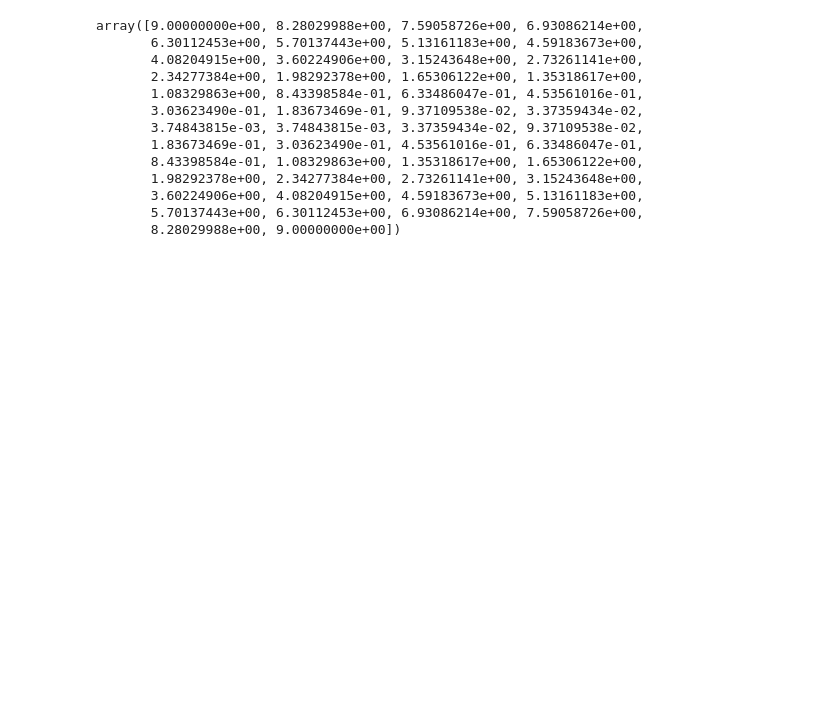
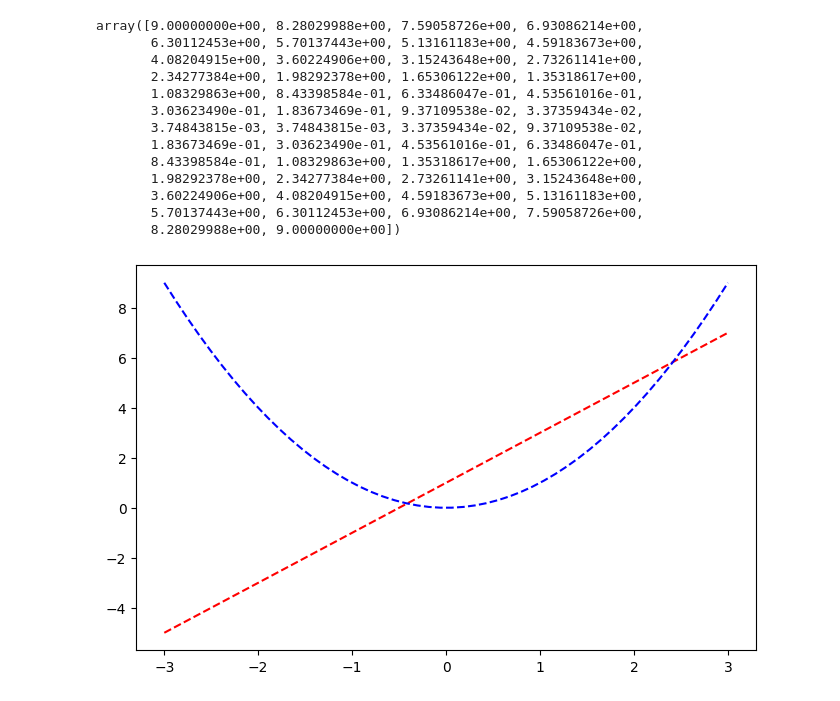
Before and after one commit to Bebe1125/_2023_07_23_sunday_, a Jupyter notebook: lesson15_2.ipynb, the cells around one changed output. Cells and saved outputs as stored; diff of their text form; code cells hidden in the pictures; blank space fills up the shorter version.

```diff
--- a/lesson15_2.ipynb
+++ b/lesson15_2.ipynb
@@ -161,3 +161,12 @@ array([9.00000000e+00, 8.28029988e+00, 7.59058726e+00, 6.93086214e+00,
        3.60224906e+00, 4.08204915e+00, 4.59183673e+00, 5.13161183e+00,
        5.70137443e+00, 6.30112453e+00, 6.93086214e+00, 7.59058726e+00,
        8.28029988e+00, 9.00000000e+00])
+# %%
+import matplotlib.pyplot as plt
+figure = plt.figure(figsize=(8,5))
+axes = figure.add_subplot(1,1,1)
+axes.plot(x,y1,'r--')
+axes.plot(x,y2,'b--')
+plt.show()
+# %% [output]
+[figure, added]
```
